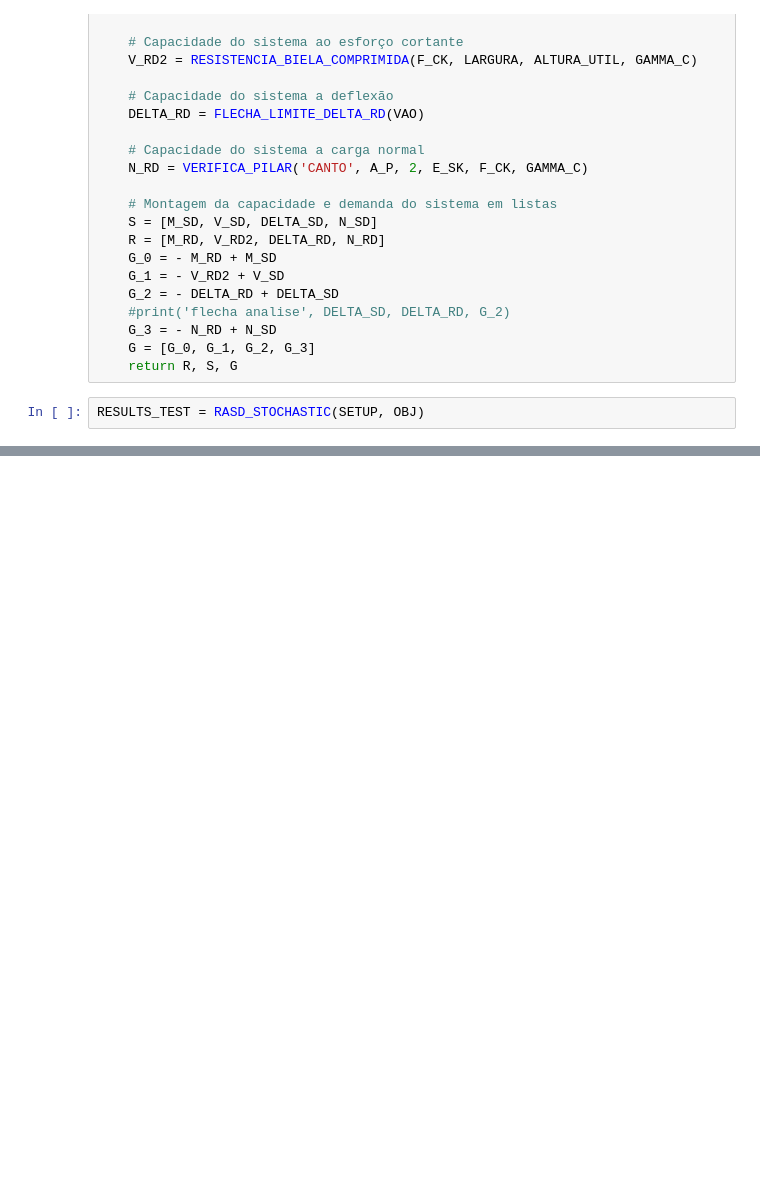
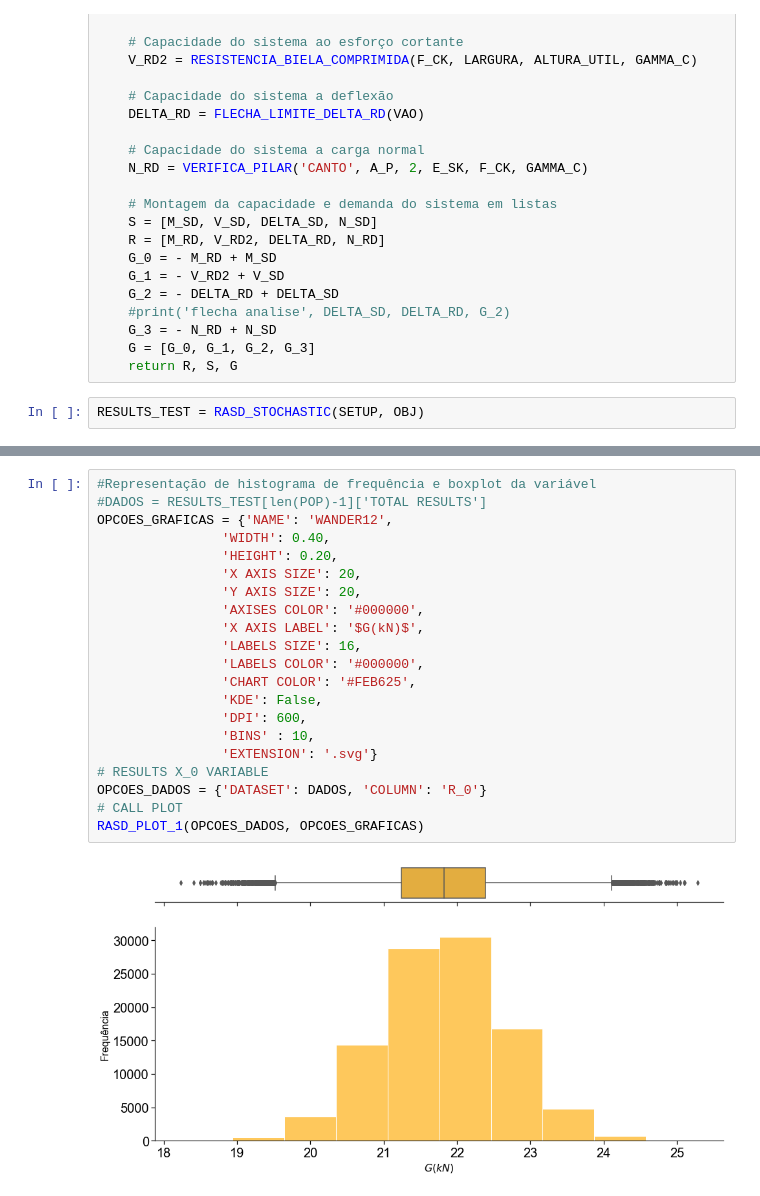
Before and after one commit to wmpjrufg/ARTIGO_CONFIA_ISE, a Jupyter notebook: novo_final/W M Pereira Junior_confia 2 análise sem ISE-Copy1.ipynb, the cells around one changed output, grey strips where cells are left out. Drawn from its saved outputs; the diff is of its cells as text; blank space fills up the shorter version.

```diff
--- a/novo_final/W M Pereira Junior_confia 2 análise sem ISE-Copy1.ipynb
+++ b/novo_final/W M Pereira Junior_confia 2 análise sem ISE-Copy1.ipynb
@@ -789,0 +809,23 @@ RESULTS_TEST[0]
+# %%
+#Representação de histograma de frequência e boxplot da variável
+#DADOS = RESULTS_TEST[len(POP)-1]['TOTAL RESULTS']
+OPCOES_GRAFICAS = {'NAME': 'WANDER12',
+                'WIDTH': 0.40,
+                'HEIGHT': 0.20,
+                'X AXIS SIZE': 20,
+                'Y AXIS SIZE': 20,
+                'AXISES COLOR': '#000000',
+                'X AXIS LABEL': '$G(kN)$',
+                'LABELS SIZE': 16,
+                'LABELS COLOR': '#000000',
+                'CHART COLOR': '#FEB625',
+                'KDE': False,
+                'DPI': 600,
+                'BINS' : 10,
+                'EXTENSION': '.svg'}
+# RESULTS X_0 VARIABLE
+OPCOES_DADOS = {'DATASET': DADOS, 'COLUMN': 'R_0'}
+# CALL PLOT
+RASD_PLOT_1(OPCOES_DADOS, OPCOES_GRAFICAS)
+# %% [output]
+[figure, added]
```
Also changed, not shown: parts of 13 cells of this notebook, 36 other files.
